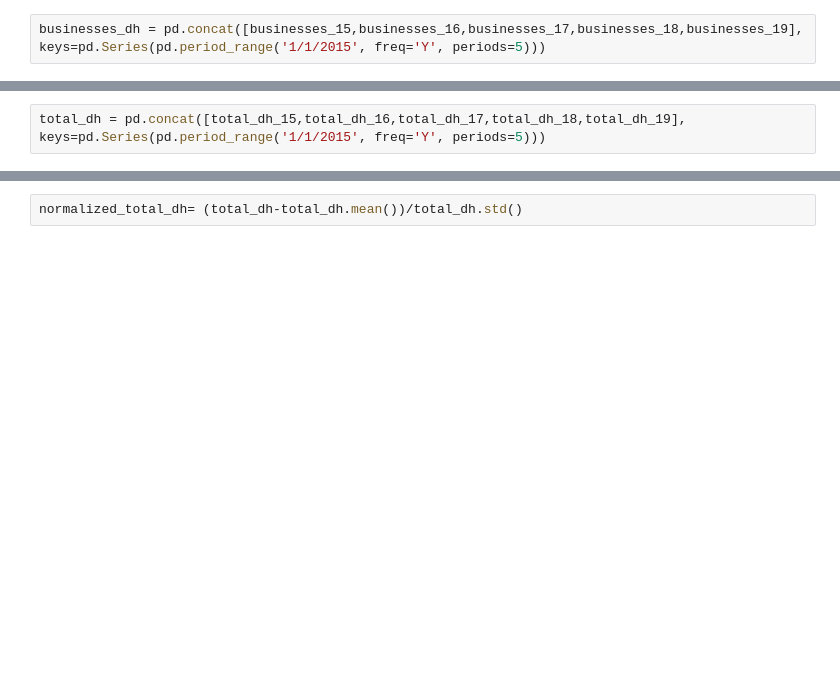
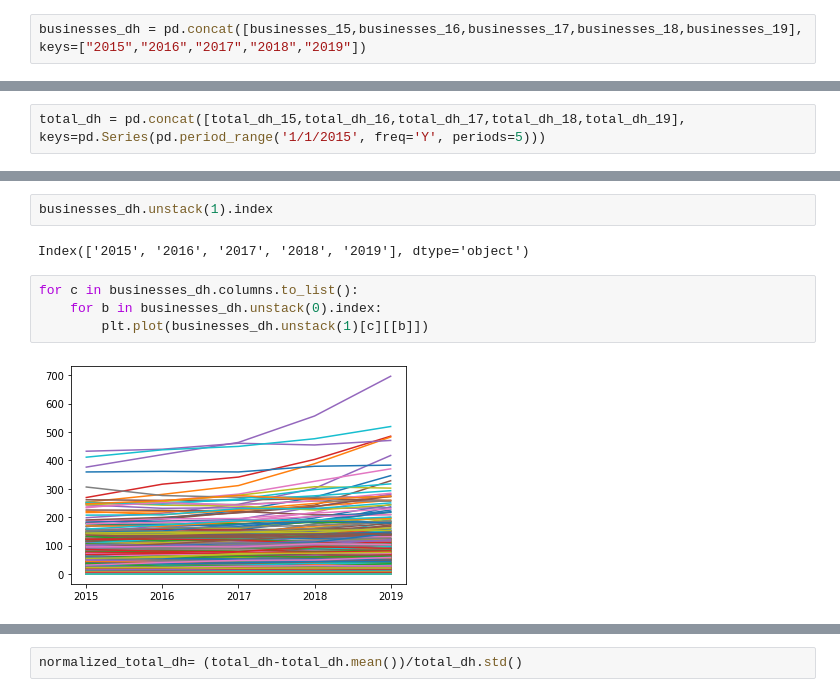
Before and after one commit to J-h-V/OpenDataDenHaag, a Jupyter notebook: DatasetCBS.ipynb, the cells around one changed output, grey strips where cells are left out. Drawn from its saved outputs; the diff is of its cells as text; blank space fills up the shorter version.

```diff
--- a/DatasetCBS.ipynb
+++ b/DatasetCBS.ipynb
@@ -84,5 +91,5 @@ businesses_change.unstack(0)["cultuur, sport en recreatie"].T.plot()
 # %%
-businesses_dh = pd.concat([businesses_15,businesses_16,businesses_17,businesses_18,businesses_19], keys=pd.Series(pd.period_range('1/1/2015', freq='Y', periods=5)))
+businesses_dh = pd.concat([businesses_15,businesses_16,businesses_17,businesses_18,businesses_19], keys=["2015","2016","2017","2018","2019"])
 # %%
 amenities_dh = pd.concat([amenities_dh_15,amenities_dh_16,amenities_dh_17,amenities_dh_18,amenities_dh_19], keys=pd.Series(pd.period_range('1/1/2015', freq='Y', periods=5)))
 # %%
@@ -91,0 +110,10 @@ total_dh = pd.concat([total_dh_15,total_dh_16,total_dh_17,total_dh_18,total_dh_1
+# %%
+businesses_dh.unstack(1).index
+# %% [output]
+Index(['2015', '2016', '2017', '2018', '2019'], dtype='object')
+# %%
+for c in businesses_dh.columns.to_list():
+    for b in businesses_dh.unstack(0).index:
+        plt.plot(businesses_dh.unstack(1)[c][[b]])
+# %% [output]
+[figure, added]
```
Also changed, not shown: parts of 7 cells of this notebook.
